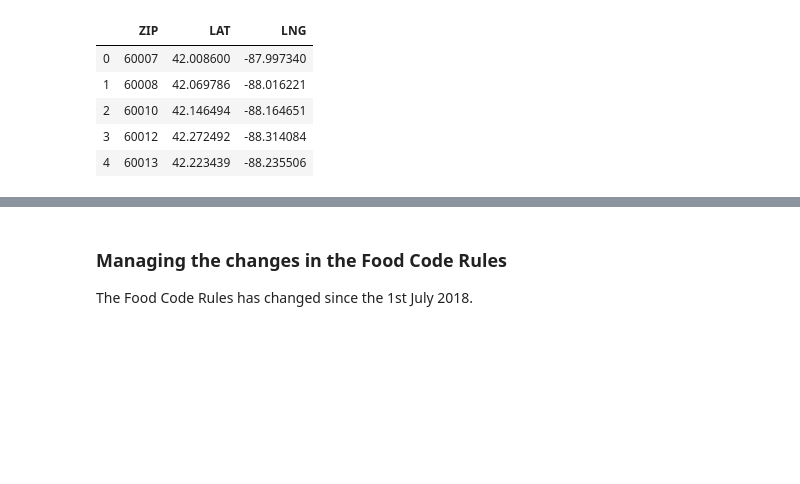
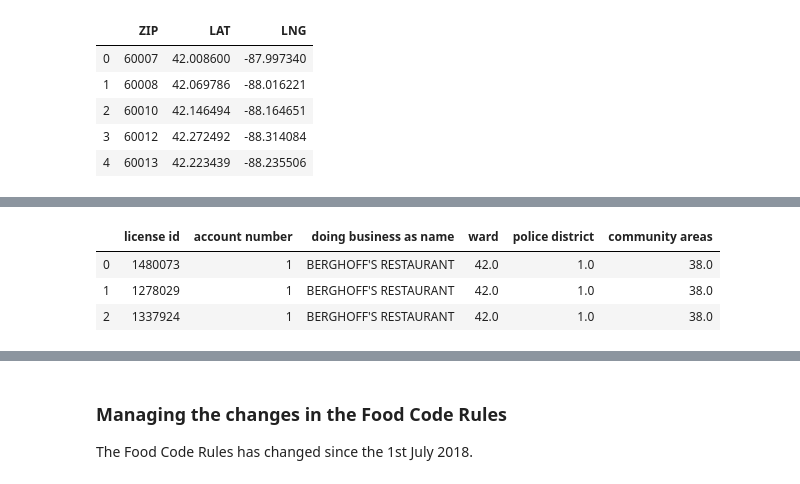
Before and after one commit to clairebilat/ada-2019-project-lost-and-found, a Jupyter notebook: couleurs_d_automne.ipynb, the cells around one changed output, grey strips where cells are left out. Drawn from its saved outputs; the diff is of its cells as text; code cells hidden in the pictures; blank space fills up the shorter version.

```diff
--- a/couleurs_d_automne.ipynb
+++ b/couleurs_d_automne.ipynb
@@ -307,0 +312,17 @@ ziplatlong.head()
+# %%
+licedf = pd.read_csv('business-licenses.csv',sep=',') #creation of the dataframe
+licedf = licedf.rename(str.lower, axis='columns')
+licedf = licedf.drop(columns = ['city', 'state', 'id', 'precinct', 'ward precinct', 'business activity id',\
+                                'license number', 'application type', 'application created date',\
+                                'application requirements complete', 'payment date', 'conditional approval',\
+                                'license term start date', 'license term expiration date', 'license approved for issuance',\
+                                'date issued', 'license status', 'license status change date', 'ssa',\
+                                'historical wards 2003-2015', 'zip codes', 'wards', 'census tracts', 'location',\
+                                'license code', 'license description', 'business activity', 'site number',\
+                               'zip code', 'latitude', 'longitude', 'address', 'legal name'])
+licedf.head(3)
+# %% [output]
+|  | license id | account number | doing business as name | ward | police district | community areas |
+| 0 | 1480073 | 1 | BERGHOFF'S RESTAURANT | 42.0 | 1.0 | 38.0 |
+| 1 | 1278029 | 1 | BERGHOFF'S RESTAURANT | 42.0 | 1.0 | 38.0 |
+| 2 | 1337924 | 1 | BERGHOFF'S RESTAURANT | 42.0 | 1.0 | 38.0 |
```
Also changed, not shown: parts of 20 cells of this notebook.
